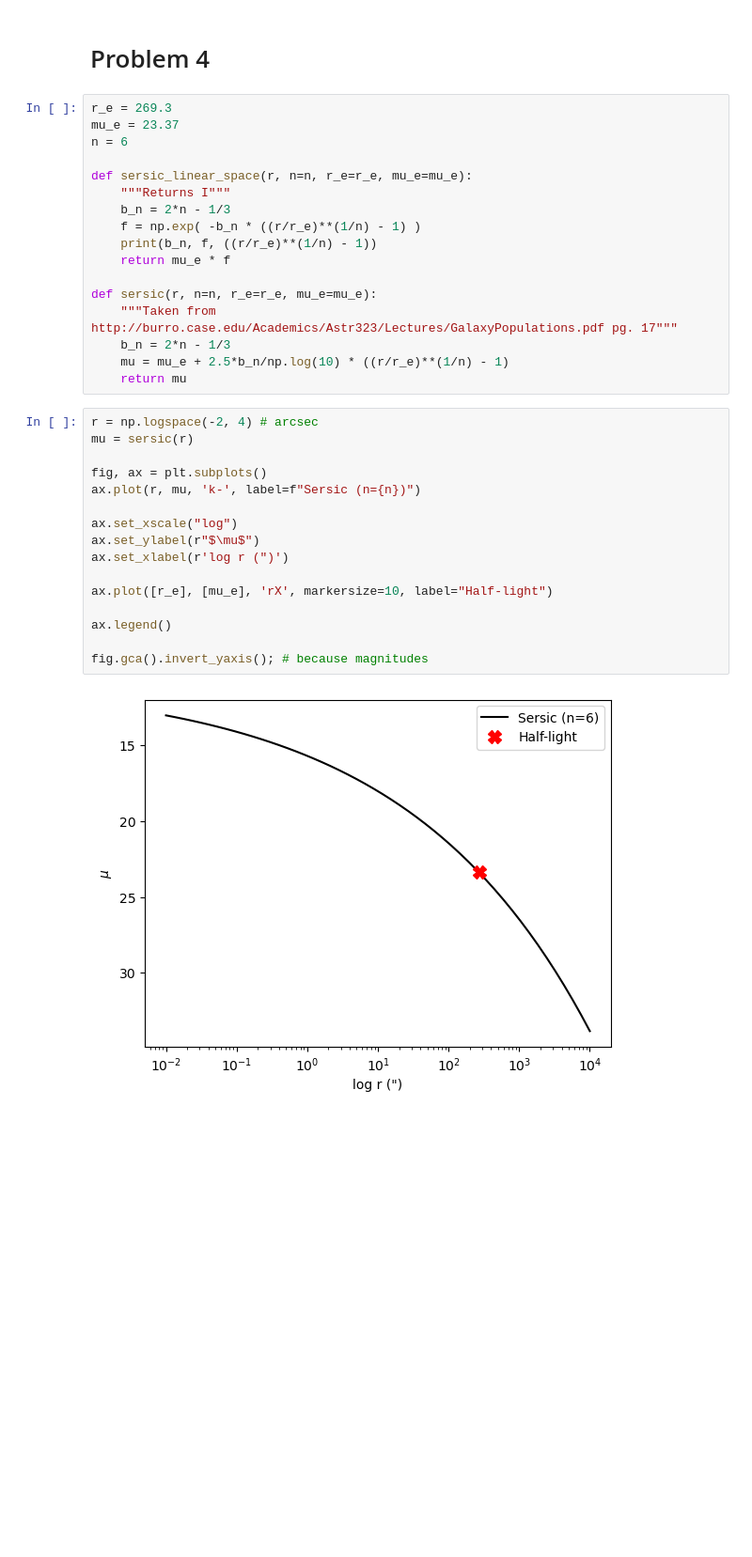
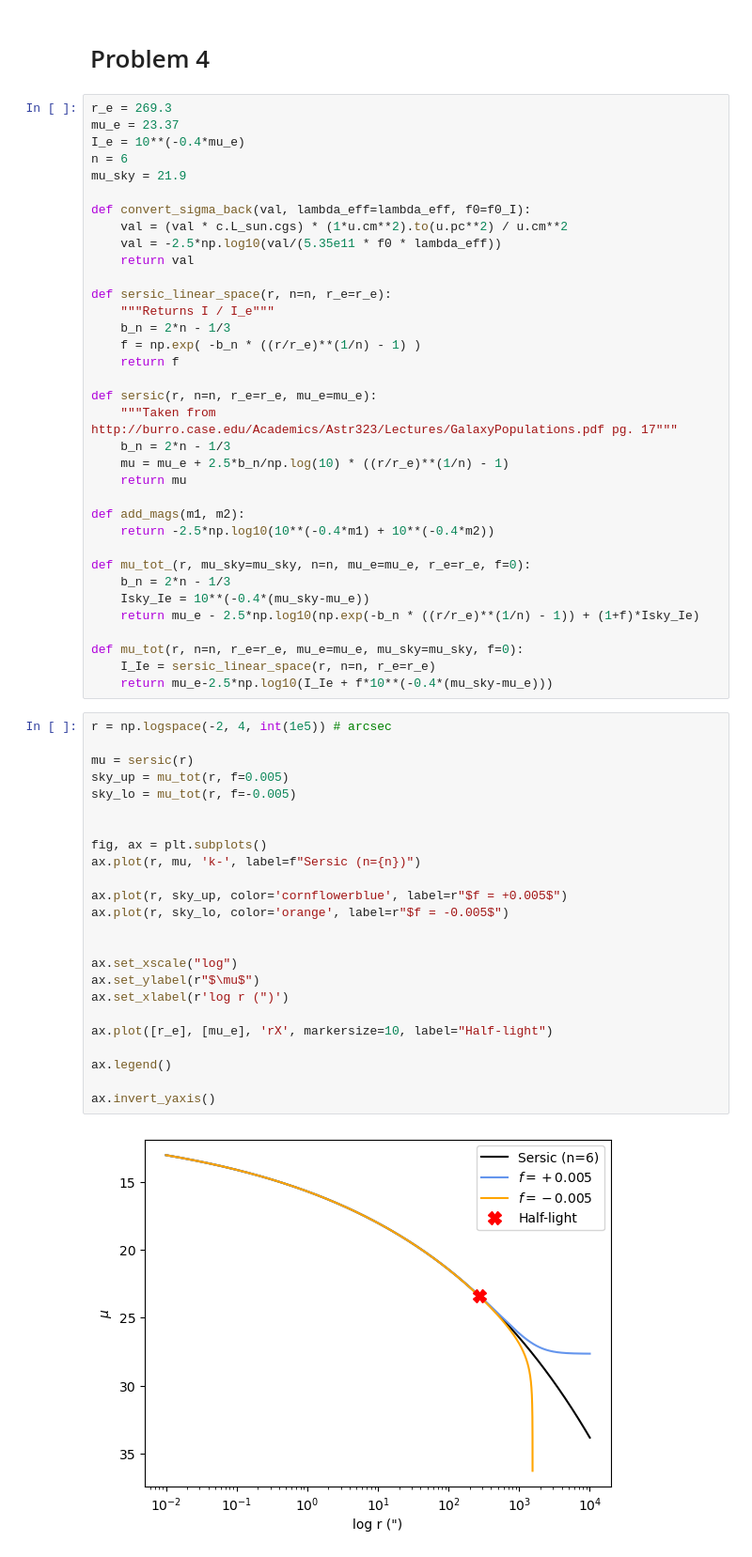
Before and after one commit to noahfranz13/SO-Classes, a Jupyter notebook: ASTR540/hw2/Franz_ASTR540_HW2.ipynb, the cells around one changed output. Shown: that part at 94% size. Drawn from its saved outputs; the diff is of its cells as text; blank space fills up the shorter version.

```diff
--- a/ASTR540/hw2/Franz_ASTR540_HW2.ipynb
+++ b/ASTR540/hw2/Franz_ASTR540_HW2.ipynb
@@ -239,35 +241,61 @@ $2.808538 \times 10^{-7} \; \mathrm{\frac{1}{pc^{2}}}$
 # %%
 r_e = 269.3
 mu_e = 23.37
+I_e = 10**(-0.4*mu_e)
 n = 6
+mu_sky = 21.9
 
-def sersic_linear_space(r, n=n, r_e=r_e, mu_e=mu_e):
-    """Returns I"""
+def convert_sigma_back(val, lambda_eff=lambda_eff, f0=f0_I):
+    val = (val * c.L_sun.cgs) * (1*u.cm**2).to(u.pc**2) / u.cm**2
+    val = -2.5*np.log10(val/(5.35e11 * f0 * lambda_eff))
+    return val
+
+def sersic_linear_space(r, n=n, r_e=r_e):
+    """Returns I / I_e"""
     b_n = 2*n - 1/3
     f = np.exp( -b_n * ((r/r_e)**(1/n) - 1) )
-    print(b_n, f, ((r/r_e)**(1/n) - 1))
-    return mu_e * f
+    return f
 
 def sersic(r, n=n, r_e=r_e, mu_e=mu_e):
     """Taken from http://burro.case.edu/Academics/Astr323/Lectures/GalaxyPopulations.pdf pg. 17"""
     b_n = 2*n - 1/3
     mu = mu_e + 2.5*b_n/np.log(10) * ((r/r_e)**(1/n) - 1)
     return mu
+
+def add_mags(m1, m2):
+    return -2.5*np.log10(10**(-0.4*m1) + 10**(-0.4*m2))
+
+def mu_tot_(r, mu_sky=mu_sky, n=n, mu_e=mu_e, r_e=r_e, f=0):
+    b_n = 2*n - 1/3
+    Isky_Ie = 10**(-0.4*(mu_sky-mu_e))
+    return mu_e - 2.5*np.log10(np.exp(-b_n * ((r/r_e)**(1/n) - 1)) + (1+f)*Isky_Ie)
+
+def mu_tot(r, n=n, r_e=r_e, mu_e=mu_e, mu_sky=mu_sky, f=0):
+    I_Ie = sersic_linear_space(r, n=n, r_e=r_e)
+    return mu_e-2.5*np.log10(I_Ie + f*10**(-0.4*(mu_sky-mu_e)))
 # %%
-r = np.logspace(-2, 4) # arcsec
+r = np.logspace(-2, 4, int(1e5)) # arcsec
+
 mu = sersic(r)
+sky_up = mu_tot(r, f=0.005)
+sky_lo = mu_tot(r, f=-0.005)
+
 
 fig, ax = plt.subplots()
 ax.plot(r, mu, 'k-', label=f"Sersic (n={n})")
+
+ax.plot(r, sky_up, color='cornflowerblue', label=r"$f = +0.005$")
+ax.plot(r, sky_lo, color='orange', label=r"$f = -0.005$")
+
 
 ax.set_xscale("log")
 ax.set_ylabel(r"$\mu$")
 ax.set_xlabel(r'log r (")')
 
 ax.plot([r_e], [mu_e], 'rX', markersize=10, label="Half-light")
 
 ax.legend()
 
-fig.gca().invert_yaxis(); # because magnitudes
+ax.invert_yaxis()
 # %% [output]
-[figure, old version]
+[figure, new version]
```
Also changed, not shown: parts of 11 cells of this notebook, 1 other file.
